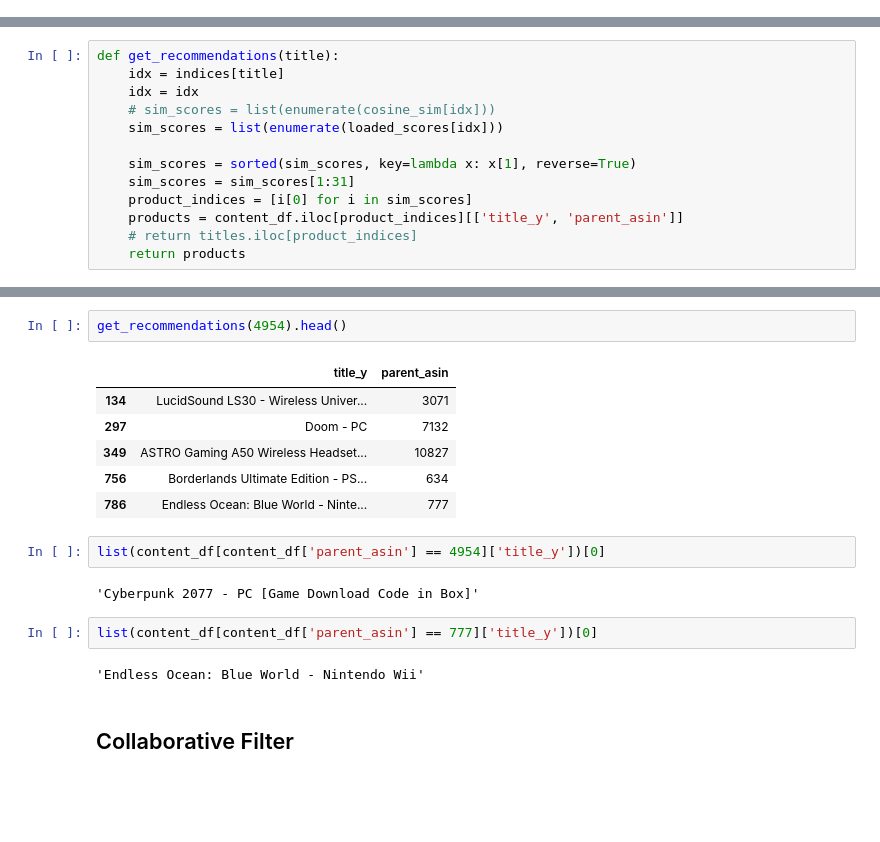
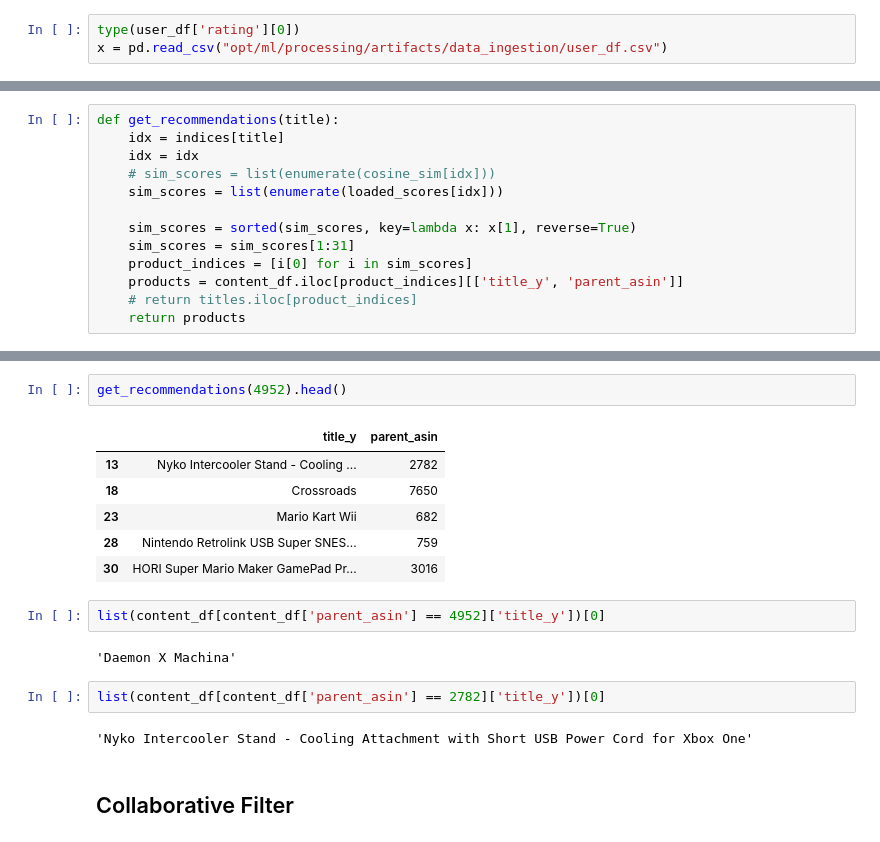
Before and after one commit to tirthankar1710/Real-Time-Recommendation, a Jupyter notebook: ml_recco.ipynb, the cells around one changed output, grey strips where cells are left out. Cells and saved outputs as stored; diff of their text form; blank space fills up the shorter version.

```diff
--- a/ml_recco.ipynb
+++ b/ml_recco.ipynb
@@ -31,3 +31,6 @@ user_df = user_chunks_list[0]
 user_df.head()
 # %% [output]
 10
+# %%
+type(user_df['rating'][0])
+x = pd.read_csv("opt/ml/processing/artifacts/data_ingestion/user_df.csv")
@@ -311,22 +319,22 @@ content_df.head()
 | 3 | 13 | 57867 | 10656 | All Electronics | AMVR Controller Grips for Quest 2... | Controller Grips for Quest 2 -- A... |  | All Electronics AMVR Controller G... |
 | 4 | 16 | 57867 | 9066 | All Electronics | Seltureone Accessories Compatible... | Compatibility: Designed specially... |  | All Electronics Seltureone Access... |
 # %%
-get_recommendations(4954).head()
+get_recommendations(4952).head()
 # %% [output]
 |  | title_y | parent_asin |
-| 134 | LucidSound LS30 - Wireless Univer... | 3071 |
-| 297 | Doom - PC | 7132 |
-| 349 | ASTRO Gaming A50 Wireless Headset... | 10827 |
-| 756 | Borderlands Ultimate Edition - PS... | 634 |
-| 786 | Endless Ocean: Blue World - Ninte... | 777 |
+| 13 | Nyko Intercooler Stand - Cooling ... | 2782 |
+| 18 | Crossroads | 7650 |
+| 23 | Mario Kart Wii | 682 |
+| 28 | Nintendo Retrolink USB Super SNES... | 759 |
+| 30 | HORI Super Mario Maker GamePad Pr... | 3016 |
 # %%
-list(content_df[content_df['parent_asin'] == 4954]['title_y'])[0]
+list(content_df[content_df['parent_asin'] == 4952]['title_y'])[0]
 # %% [output]
-'Cyberpunk 2077 - PC [Game Download Code in Box]'
+'Daemon X Machina'
 # %%
-list(content_df[content_df['parent_asin'] == 777]['title_y'])[0]
+list(content_df[content_df['parent_asin'] == 2782]['title_y'])[0]
 # %% [output]
-'Endless Ocean: Blue World - Nintendo Wii'
+'Nyko Intercooler Stand - Cooling Attachment with Short USB Power Cord for Xbox One'
 # %% [markdown]
 ## Collaborative Filter
 # %% [markdown]
```
Also changed, not shown: parts of 25 cells of this notebook, 7 other files.
